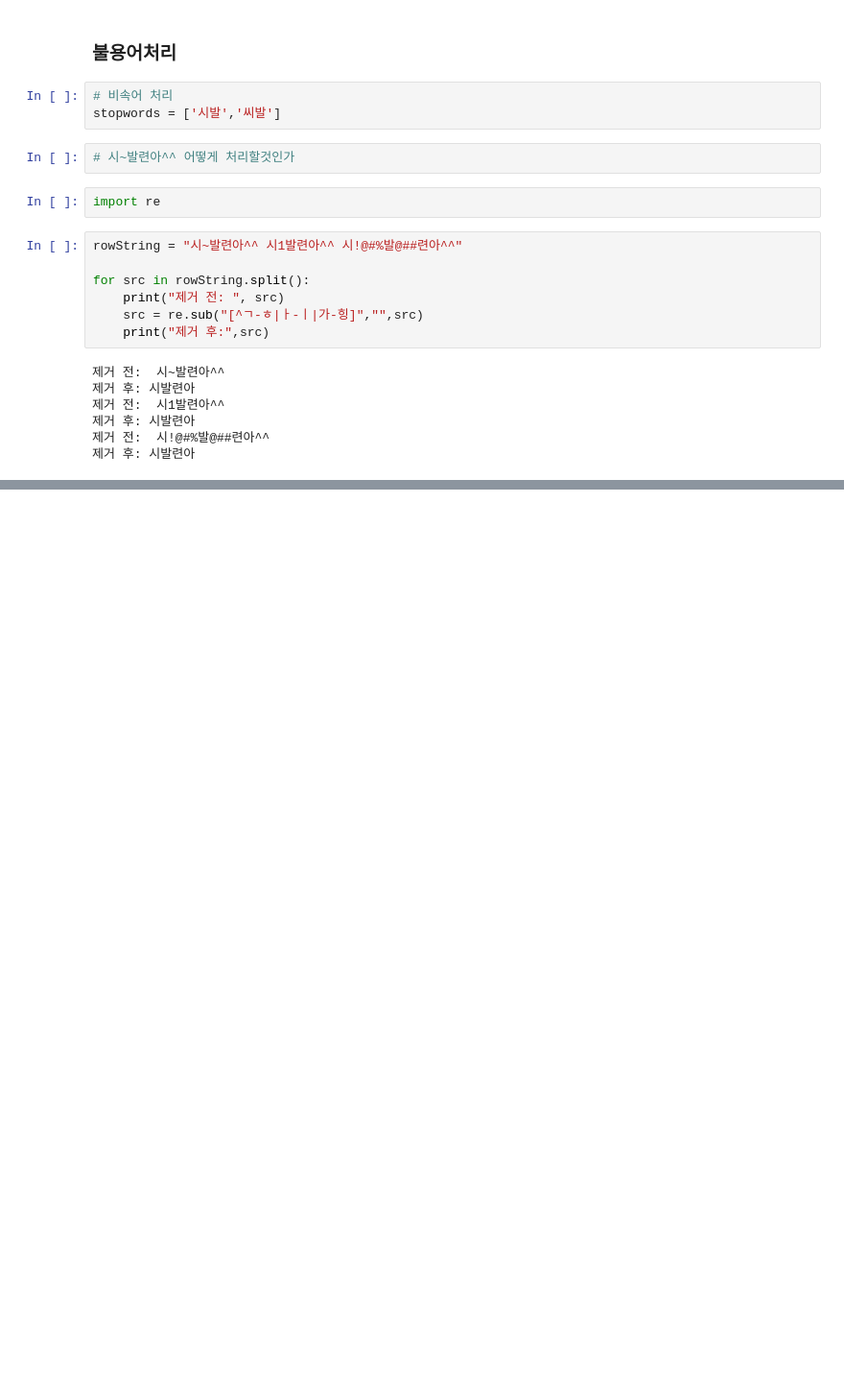
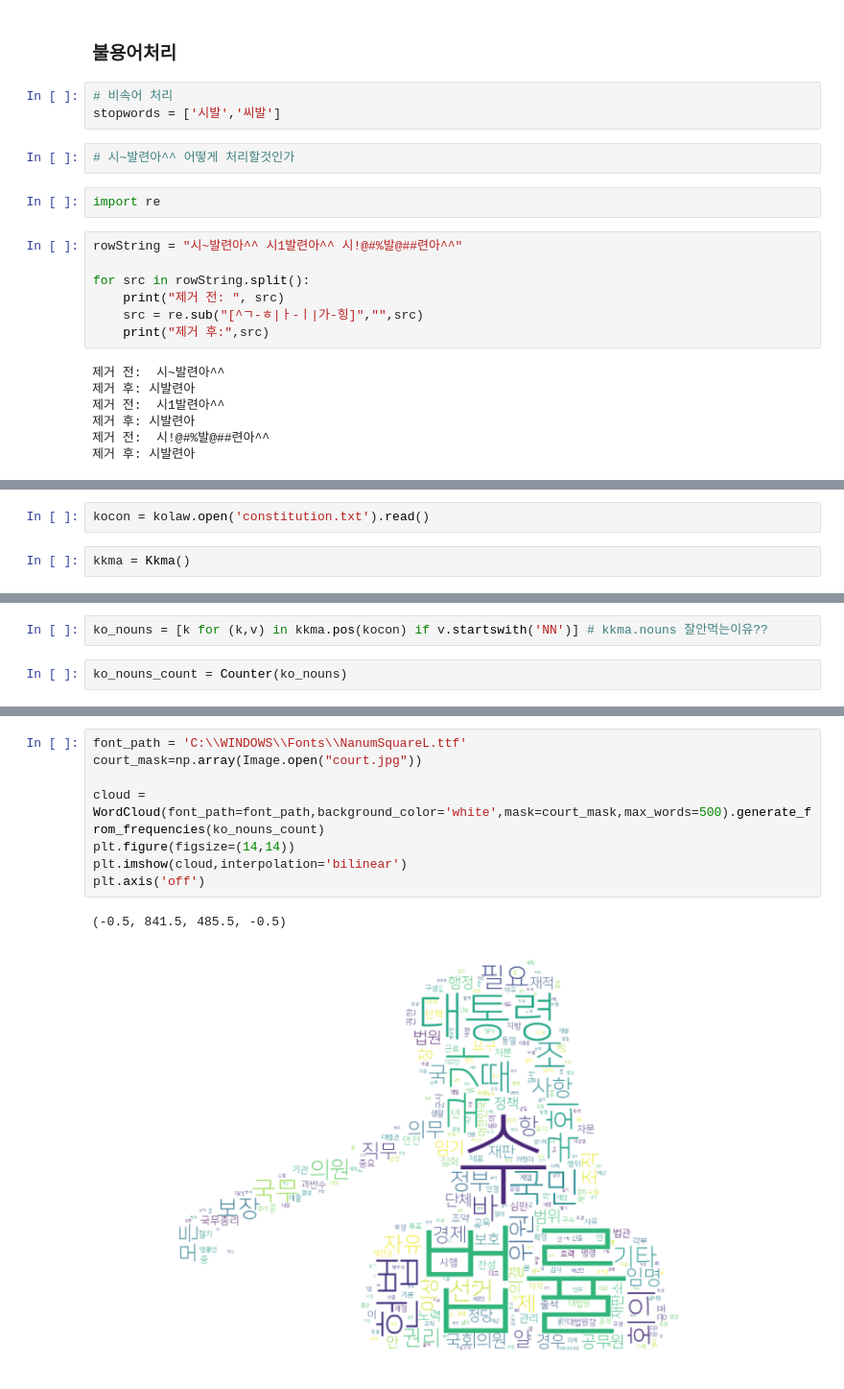
Before and after one commit to chankoo/python, a Jupyter notebook: 4.3 자연어분석 기초.ipynb, the cells around one changed output, grey strips where cells are left out. Shown: that part at 96% size. Saved outputs shown, nothing was run; the diff lists cells and outputs as text; blank space fills up the shorter version.

```diff
--- a/4.3 자연어분석 기초.ipynb
+++ b/4.3 자연어분석 기초.ipynb
@@ -419,0 +452,4 @@ for src in rowString.split():
+# %%
+kocon = kolaw.open('constitution.txt').read()
+# %%
+kkma = Kkma()
@@ -419,0 +577,4 @@ for src in rowString.split():
+# %%
+ko_nouns = [k for (k,v) in kkma.pos(kocon) if v.startswith('NN')] # kkma.nouns 잘안먹는이유??
+# %%
+ko_nouns_count = Counter(ko_nouns)
@@ -419,0 +594,11 @@ for src in rowString.split():
+# %%
+font_path = 'C:\\WINDOWS\\Fonts\\NanumSquareL.ttf'
+court_mask=np.array(Image.open("court.jpg"))
+
+cloud = WordCloud(font_path=font_path,background_color='white',mask=court_mask,max_words=500).generate_from_frequencies(ko_nouns_count)
+plt.figure(figsize=(14,14))
+plt.imshow(cloud,interpolation='bilinear')
+plt.axis('off')
+# %% [output]
+(-0.5, 841.5, 485.5, -0.5)
+[figure, added]
```
Also changed, not shown: parts of 40 cells of this notebook.
